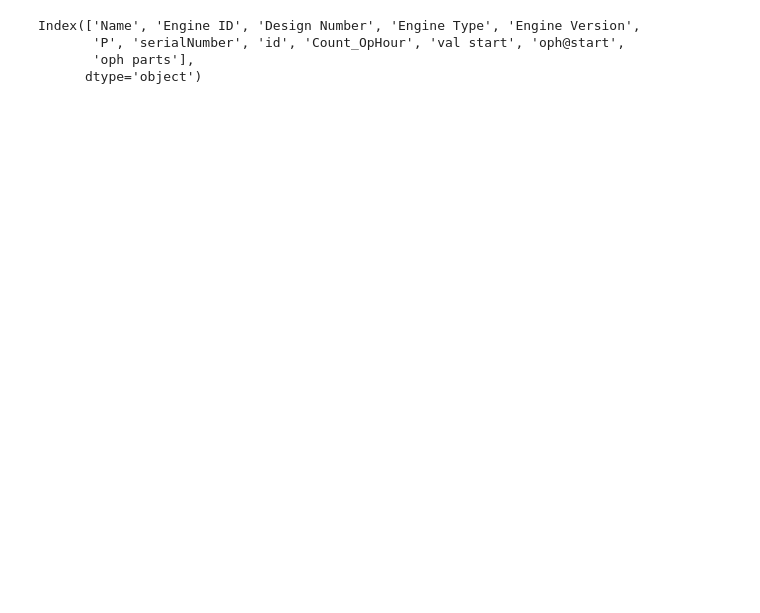
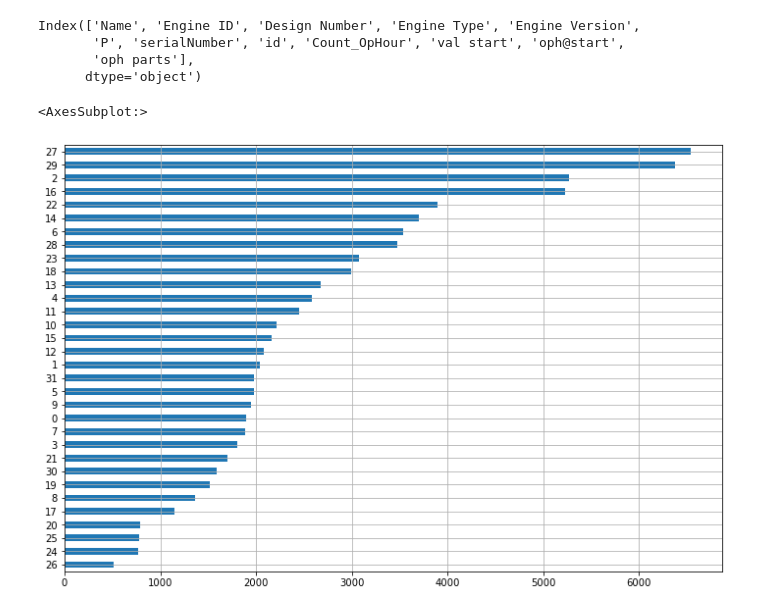
Before and after one commit to dieterch/dReliaCalc, a Jupyter notebook: drelia.ipynb, the cells around one changed output. Drawn from its saved outputs; the diff is of its cells as text; code cells hidden in the pictures; blank space fills up the shorter version.

```diff
--- a/drelia.ipynb
+++ b/drelia.ipynb
@@ -46,6 +56,12 @@ Index(['Name', 'Engine ID', 'Design Number', 'Engine Type', 'Engine Version',
        'P', 'serialNumber', 'id', 'Count_OpHour', 'val start', 'oph@start',
        'oph parts'],
       dtype='object')
+# %%
+#d.plot.area(figsize=(12,4),subplots=True)
+d.sort_values(by = "oph parts",ascending=True)["oph parts"].plot.barh(figsize=(12,8),grid=True)
+# %% [output]
+<AxesSubplot:>
+[figure, added]
 # %%
 d['oph parts'].describe()
 # %% [output]
```
Also changed, not shown: parts of 16 cells of this notebook.
